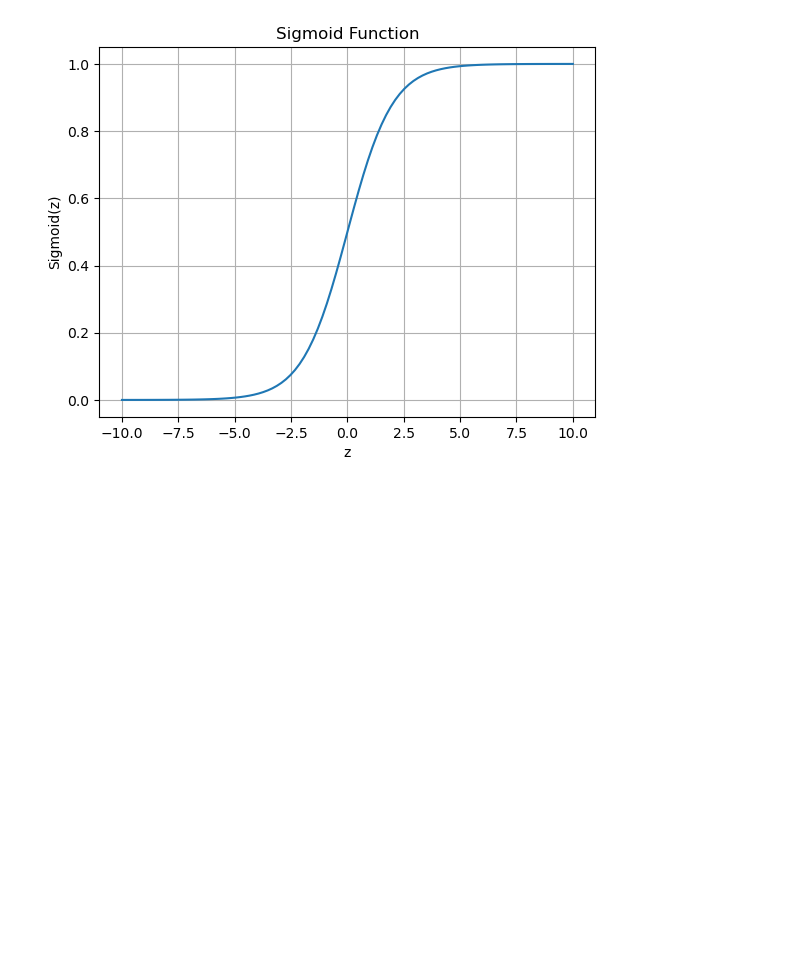
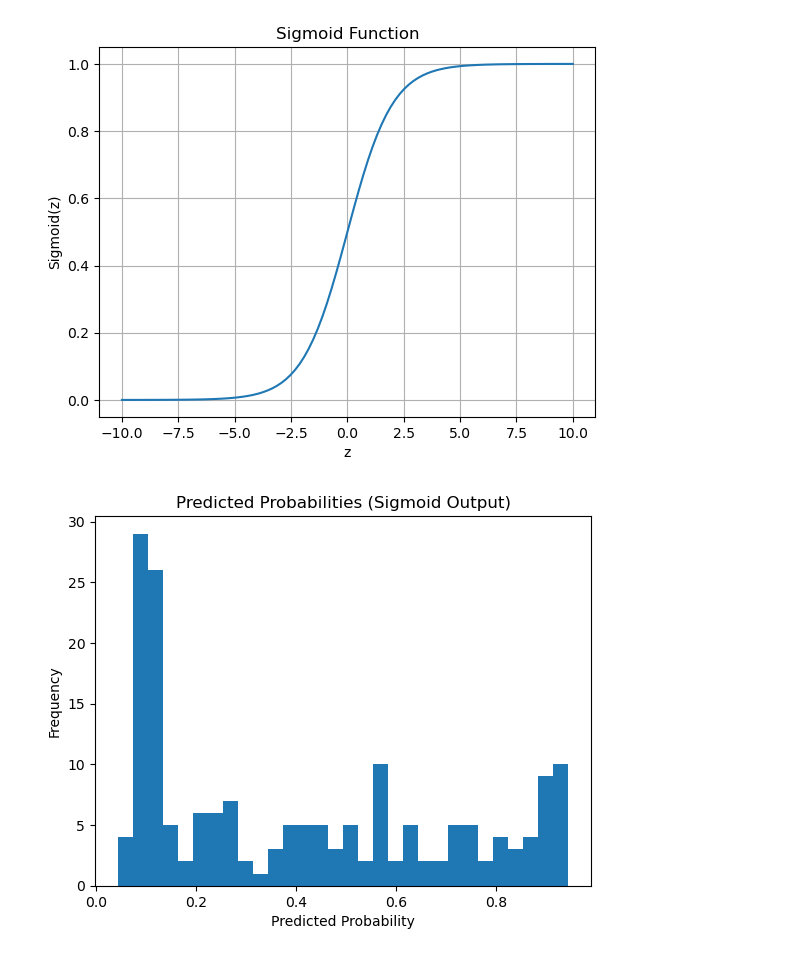
Before and after one commit to Shubhankar-Mohakud/AD-L-, a Jupyter notebook: L4/logistic_regression.ipynb, the cells around one changed output. Saved outputs shown, nothing was run; the diff lists cells and outputs as text; code cells hidden in the pictures; blank space fills up the shorter version.

```diff
--- a/L4/logistic_regression.ipynb
+++ b/L4/logistic_regression.ipynb
@@ -116,3 +116,19 @@ plt.grid(True)
 plt.show()
 # %% [output]
 [figure]
+# %%
+# Linear combination (z)
+z_model = np.dot(X_test, model.coef_.T) + model.intercept_
+
+# Apply sigmoid
+probabilities = sigmoid(z_model)
+
+# Plot
+plt.figure()
+plt.hist(probabilities, bins=30)
+plt.xlabel("Predicted Probability")
+plt.ylabel("Frequency")
+plt.title("Predicted Probabilities (Sigmoid Output)")
+plt.show()
+# %% [output]
+[figure, added]
```
Also changed, not shown: 3 other files.
